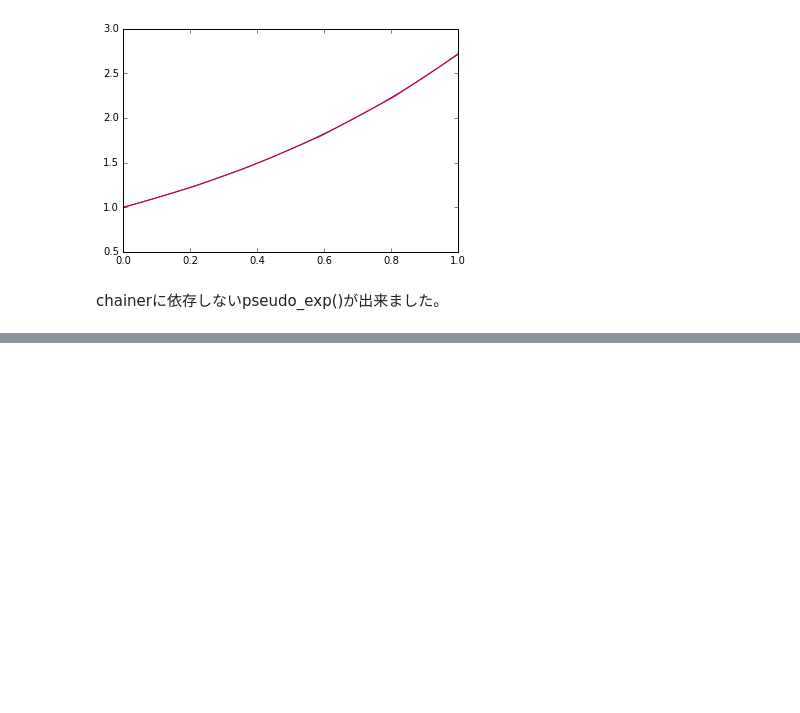
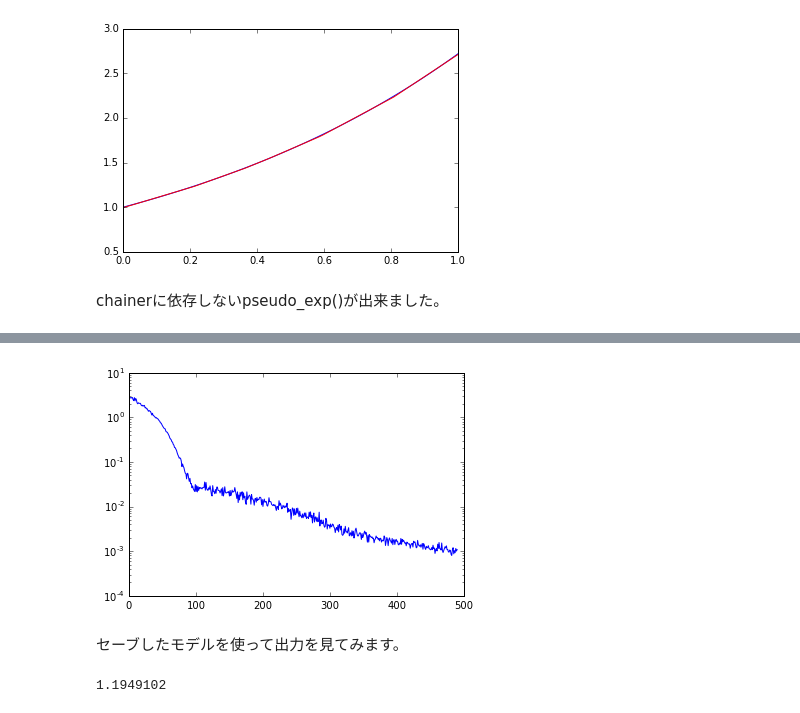
Before and after one commit to ashitani/jupyter_examples, a Jupyter notebook: chainer.ipynb, the cells around one changed output, grey strips where cells are left out. Cells and saved outputs as stored; diff of their text form; code cells hidden in the pictures; blank space fills up the shorter version.

Commit message:
added an episode about serializer

```diff
--- a/chainer.ipynb
+++ b/chainer.ipynb
@@ -375,0 +413,39 @@ chainerに依存しないpseudo_exp()が出来ました。
+# %%
+losses =[]
+from IPython import display
+
+model = MyChain()
+optimizer = optimizers.Adam()
+optimizer.setup(model)
+
+plt.hold(False)
+
+for i in range(500):
+    x,y = get_batch(100)
+    x_ = Variable(x.astype(np.float32).reshape(100,1))
+    t_ = Variable(y.astype(np.float32).reshape(100,1))
+
+    model.zerograds()
+    loss=model(x_,t_)
+    losses.append(loss.data)
+    loss.backward()
+    optimizer.update()
+
+    if i%10==0:
+        plt.plot(losses,"b")
+        plt.yscale('log')
+        display.clear_output(wait=True)
+        display.display(plt.gcf())
+    if i%100==0:
+        serializers.save_npz('my.model', model)
+
+display.clear_output(wait=True)
+# %% [output]
+[figure, added]
+# %% [markdown]
+セーブしたモデルを使って出力を見てみます。
+# %%
+serializers.load_npz('my.model',model)
+model.get(0.2)
+# %% [output]
+1.1949102
```
Also changed, not shown: parts of 13 cells of this notebook.
